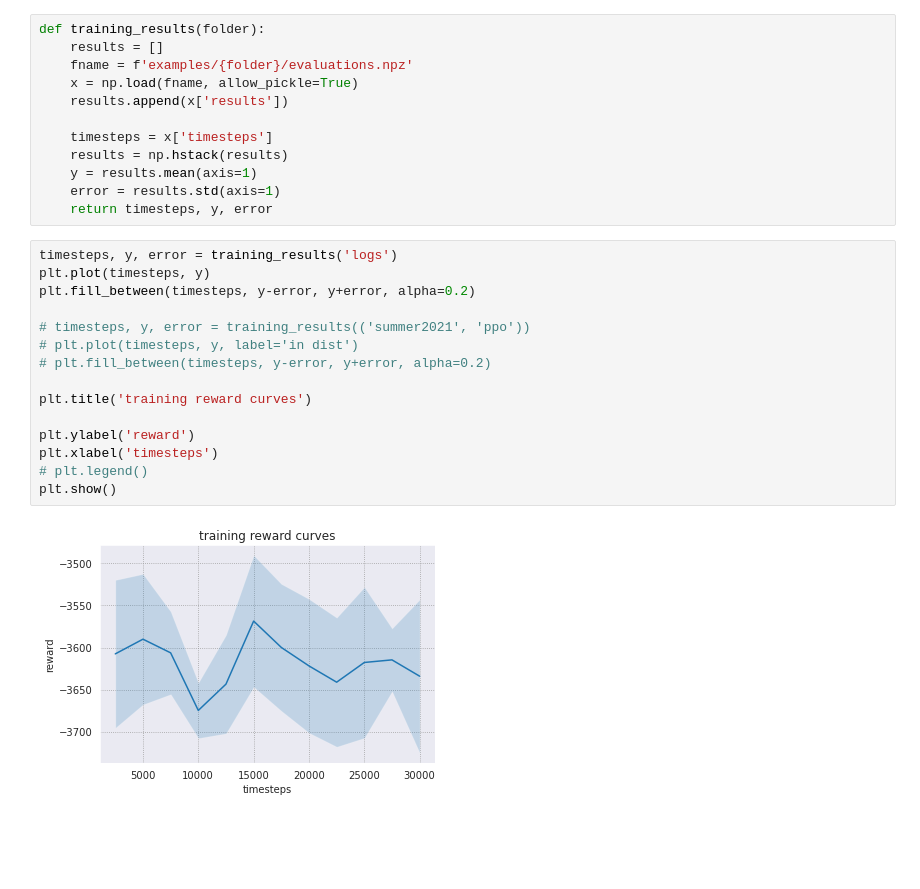
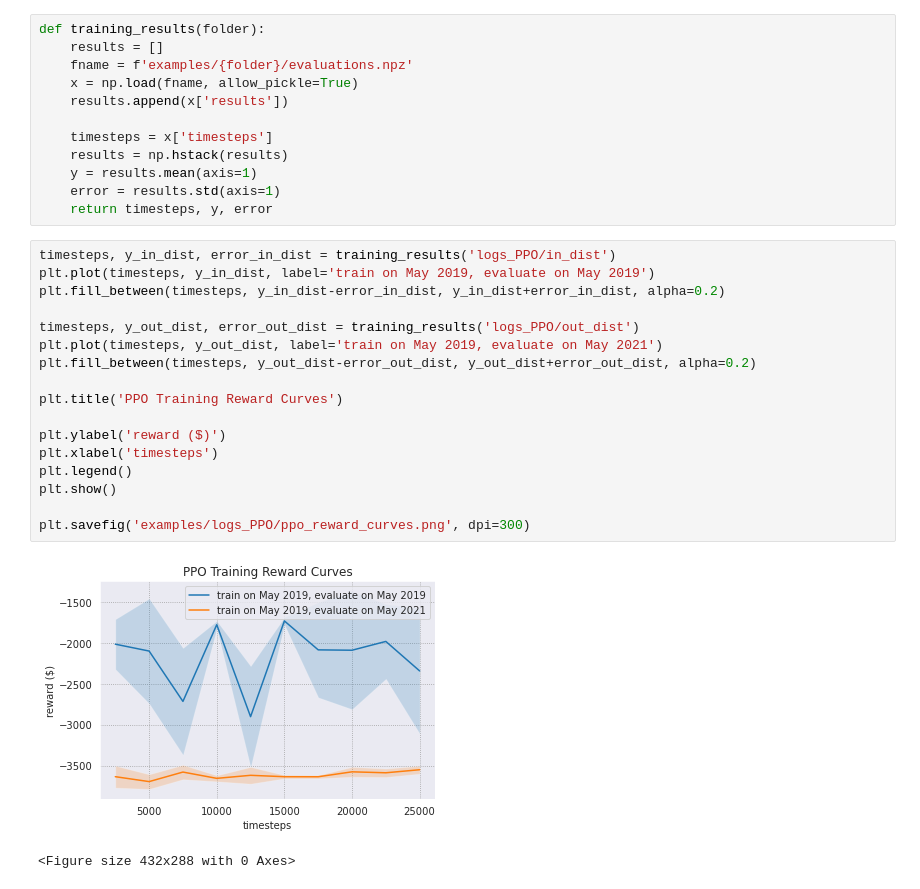
Before and after one commit to chrisyeh96/sustaingym, a Jupyter notebook: examples/model_analysis.ipynb, the cells around one changed output. Cells and saved outputs as stored; diff of their text form; blank space fills up the shorter version.

Commit message:
finished presentation plots

```diff
--- a/examples/model_analysis.ipynb
+++ b/examples/model_analysis.ipynb
@@ -41,19 +41,22 @@ def training_results(folder):
     error = results.std(axis=1)
     return timesteps, y, error
 # %%
-timesteps, y, error = training_results('logs')
-plt.plot(timesteps, y)
-plt.fill_between(timesteps, y-error, y+error, alpha=0.2)
+timesteps, y_in_dist, error_in_dist = training_results('logs_PPO/in_dist')
+plt.plot(timesteps, y_in_dist, label='train on May 2019, evaluate on May 2019')
+plt.fill_between(timesteps, y_in_dist-error_in_dist, y_in_dist+error_in_dist, alpha=0.2)
 
-# timesteps, y, error = training_results(('summer2021', 'ppo'))
-# plt.plot(timesteps, y, label='in dist')
-# plt.fill_between(timesteps, y-error, y+error, alpha=0.2)
+timesteps, y_out_dist, error_out_dist = training_results('logs_PPO/out_dist')
+plt.plot(timesteps, y_out_dist, label='train on May 2019, evaluate on May 2021')
+plt.fill_between(timesteps, y_out_dist-error_out_dist, y_out_dist+error_out_dist, alpha=0.2)
 
-plt.title('training reward curves')
+plt.title('PPO Training Reward Curves')
 
-plt.ylabel('reward')
+plt.ylabel('reward ($)')
 plt.xlabel('timesteps')
-# plt.legend()
+plt.legend()
 plt.show()
+
+plt.savefig('examples/logs_PPO/ppo_reward_curves.png', dpi=300)
 # %% [output]
-[figure, old version]
+[figure, new version]
+<Figure size 432x288 with 0 Axes>
```
Also changed, not shown: parts of 6 cells of this notebook, 18 other files.
